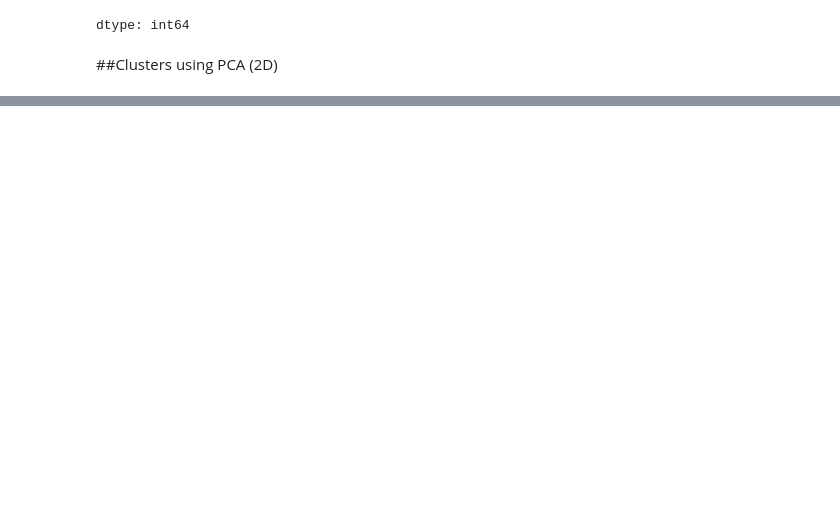
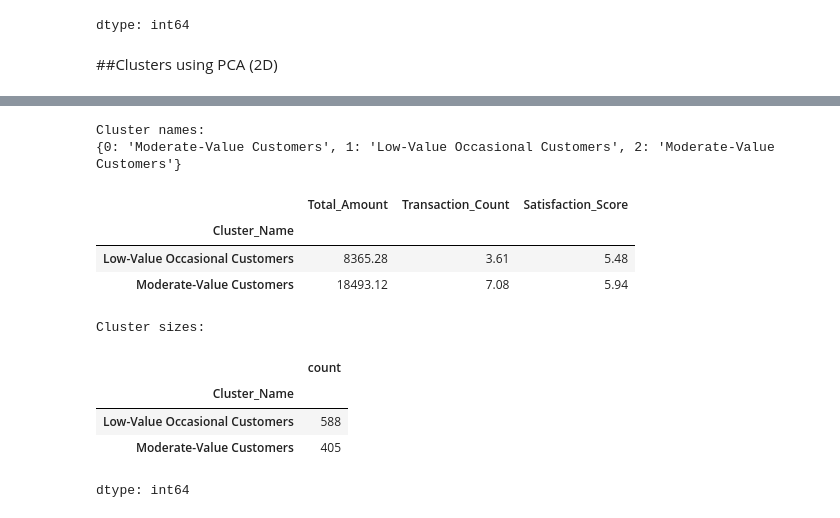
Before and after one commit to naz-picones/MO-IT128-DMP-A3107-Lucero-Picones-Ramos, a Jupyter notebook: Refined MO_IT128_Homework_Project_Clustering_and_Segmentation_BSIT_A3107_Lucero,C_J,_Ramos,_M_G,_Picones,M_N.ipynb, the cells around one changed output, grey strips where cells are left out. Cells and saved outputs as stored; diff of their text form; code cells hidden in the pictures; blank space fills up the shorter version.

```diff
--- a/Refined MO_IT128_Homework_Project_Clustering_and_Segmentation_BSIT_A3107_Lucero,C_J,_Ramos,_M_G,_Picones,M_N.ipynb
+++ b/Refined MO_IT128_Homework_Project_Clustering_and_Segmentation_BSIT_A3107_Lucero,C_J,_Ramos,_M_G,_Picones,M_N.ipynb
@@ -285,0 +332,39 @@ PCA Loadings:
+# %%
+# Create descriptive cluster names based on spending and frequency
+cluster_names = {}
+
+for cl in cluster_summary.index:
+    spend = cluster_summary.loc[cl, "Total_Amount"] if "Total_Amount" in cluster_summary.columns else 0
+    freq = cluster_summary.loc[cl, "Transaction_Count"] if "Transaction_Count" in cluster_summary.columns else 0
+
+    if spend == cluster_summary["Total_Amount"].max() and freq == cluster_summary["Transaction_Count"].max():
+        cluster_names[cl] = "High-Value Frequent Customers"
+    elif spend >= cluster_summary["Total_Amount"].median():
+        cluster_names[cl] = "Moderate-Value Customers"
+    else:
+        cluster_names[cl] = "Low-Value Occasional Customers"
+
+customer_profile["Cluster_Name"] = customer_profile["Cluster"].map(cluster_names)
+
+cluster_summary_named = customer_profile.groupby("Cluster_Name")[selected_features].mean().round(2)
+cluster_counts_named = customer_profile["Cluster_Name"].value_counts()
+
+print("Cluster names:")
+print(cluster_names)
+
+display(cluster_summary_named)
+print("\nCluster sizes:")
+display(cluster_counts_named)
+# %% [output]
+Cluster names:
+{0: 'Moderate-Value Customers', 1: 'Low-Value Occasional Customers', 2: 'Moderate-Value Customers'}
+|  | Total_Amount | Transaction_Count | Satisfaction_Score |
+| Cluster_Name |  |  |  |
+| Low-Value Occasional Customers | 8365.28 | 3.61 | 5.48 |
+| Moderate-Value Customers | 18493.12 | 7.08 | 5.94 |
+Cluster sizes:
+|  | count |
+| Cluster_Name |  |
+| Low-Value Occasional Customers | 588 |
+| Moderate-Value Customers | 405 |
+dtype: int64
```
Also changed, not shown: parts of 10 cells of this notebook.
